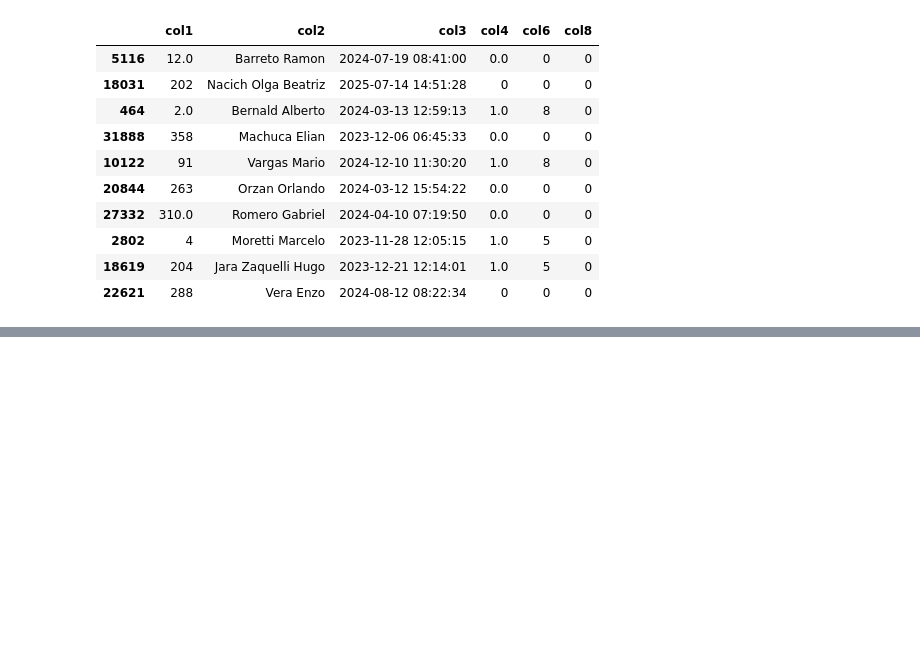
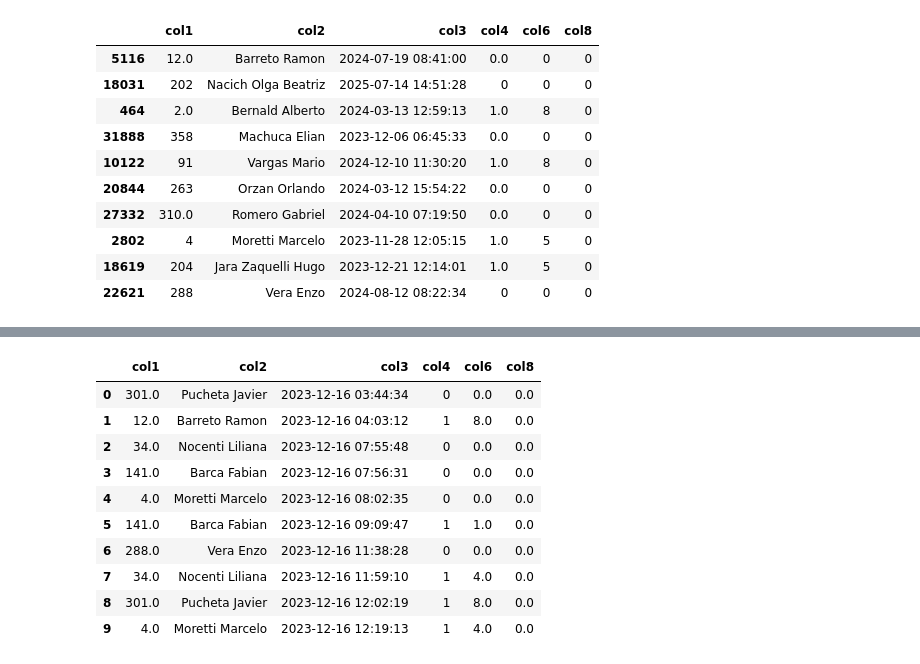
Before and after one commit to hzaquelli82/APSA-Dashboard, a Jupyter notebook: Notebook/Productividad.ipynb, the cells around one changed output, grey strips where cells are left out. Saved outputs shown, nothing was run; the diff lists cells and outputs as text; code cells hidden in the pictures; blank space fills up the shorter version.

```diff
--- a/Notebook/Productividad.ipynb
+++ b/Notebook/Productividad.ipynb
@@ -147,0 +167,14 @@ df_analisis.to_excel('../Data/horarios_unificado.xlsx', index=False)
+# %%
+df.head(10)
+# %% [output]
+|  | col1 | col2 | col3 | col4 | col6 | col8 |
+| 0 | 301.0 | Pucheta Javier | 2023-12-16 03:44:34 | 0 | 0.0 | 0.0 |
+| 1 | 12.0 | Barreto Ramon | 2023-12-16 04:03:12 | 1 | 8.0 | 0.0 |
+| 2 | 34.0 | Nocenti Liliana | 2023-12-16 07:55:48 | 0 | 0.0 | 0.0 |
+| 3 | 141.0 | Barca Fabian | 2023-12-16 07:56:31 | 0 | 0.0 | 0.0 |
+| 4 | 4.0 | Moretti Marcelo | 2023-12-16 08:02:35 | 0 | 0.0 | 0.0 |
+| 5 | 141.0 | Barca Fabian | 2023-12-16 09:09:47 | 1 | 1.0 | 0.0 |
+| 6 | 288.0 | Vera Enzo | 2023-12-16 11:38:28 | 0 | 0.0 | 0.0 |
+| 7 | 34.0 | Nocenti Liliana | 2023-12-16 11:59:10 | 1 | 4.0 | 0.0 |
+| 8 | 301.0 | Pucheta Javier | 2023-12-16 12:02:19 | 1 | 8.0 | 0.0 |
+| 9 | 4.0 | Moretti Marcelo | 2023-12-16 12:19:13 | 1 | 4.0 | 0.0 |
```
Also changed, not shown: parts of 8 cells of this notebook, 1 other file.
